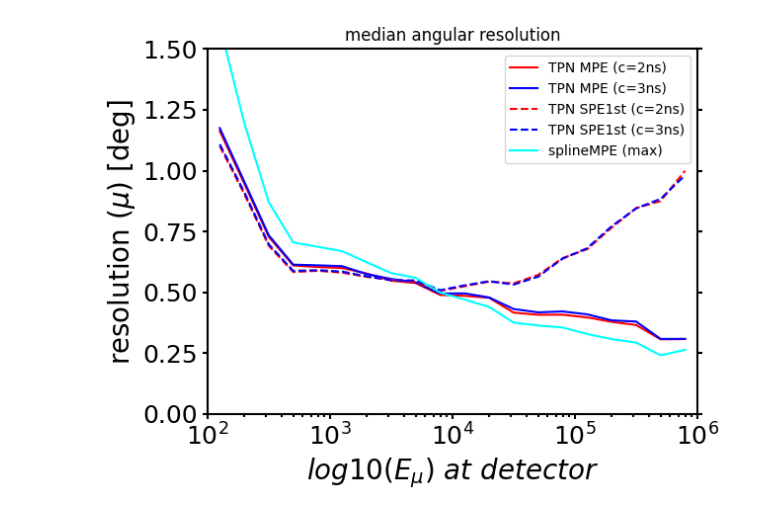
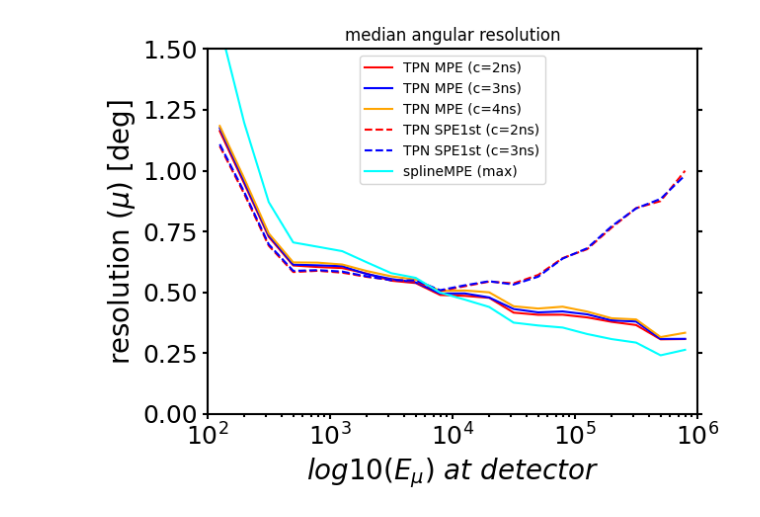
Before and after one commit to rishibbdb/TPN_DeV, a Jupyter notebook: dev/notebooks/resolution_summary.ipynb, the cells around one changed output. Saved outputs shown, nothing was run; the diff lists cells and outputs as text; code cells hidden in the pictures.

```diff
--- a/dev/notebooks/resolution_summary.ipynb
+++ b/dev/notebooks/resolution_summary.ipynb
@@ -15,6 +15,9 @@ MPE_sigma2 = np.concatenate([np.load(os.path.join(bp, 'reco_result_21217_tfrecor
 
 MPE_sigma3 = np.concatenate([np.load(os.path.join(bp, 'reco_result_21217_tfrecord_altrho_1st_pulse_MPE.npy')),
                              np.load(os.path.join(bp, 'reco_result_21220_tfrecord_altrho_1st_pulse_MPE.npy'))])
+
+MPE_sigma4 = np.concatenate([np.load(os.path.join(bp, 'reco_result_21217_tfrecord_altrho_1st_pulse_MPE_tsigma_4.0.npy')),
+                             np.load(os.path.join(bp, 'reco_result_21220_tfrecord_altrho_1st_pulse_MPE_tsigma_4.0.npy'))])
 # %%
 SPE_sigma2 = np.concatenate([np.load(os.path.join(bp, 'reco_result_21217_tfrecord_altrho_1st_pulse_tsigma_2.0.npy')),
                              np.load(os.path.join(bp, 'reco_result_21220_tfrecord_altrho_1st_pulse_tsigma_2.0.npy'))])
@@ -72,26 +75,28 @@ def get_resolution(results):
 # %%
 r1_MPE2, r2_smpe, xvals = get_resolution(MPE_sigma2)
 r1_MPE3, r2_smpe, xvals = get_resolution(MPE_sigma3)
+r1_MPE4, r2_smpe, xvals = get_resolution(MPE_sigma4)
 r1_SPE2, r2_smpe, xvals = get_resolution(SPE_sigma2)
 r1_SPE3, r2_smpe, xvals = get_resolution(SPE_sigma3)
 # %%
 fig, ax = plt.subplots()
 plot_args = {'xlabel':'$log10(E_{\\mu})\,\,at\,\,detector$',
                  'ylabel':'resolution ($\mu$) [deg]',
                  'xlim':[10**2.0, 10**6.0],
                  'ylim':[0.0, 1.5]}
 
 ax.plot(10**xvals, r1_MPE2[1], color='red', label='TPN MPE (c=2ns)')
 ax.plot(10**xvals, r1_MPE3[1], color='blue', label='TPN MPE (c=3ns)')
+ax.plot(10**xvals, r1_MPE4[1], color='orange', label='TPN MPE (c=4ns)')
 ax.plot(10**xvals, r1_SPE2[1], color='red', label='TPN SPE1st (c=2ns)', linestyle='dashed')
 ax.plot(10**xvals, r1_SPE3[1], color='blue', label='TPN SPE1st (c=3ns)', linestyle='dashed')
 ax.plot(10**xvals, r2_smpe[1], color='cyan', label='splineMPE (max)')
 adjust_plot_1d(fig, ax, plot_args=plot_args)
 plt.xscale('log')
 plt.title('median angular resolution')
 plt.show()
 # %% [output]
-[figure, old version]
+[figure, new version]
 # %%
 def get_hist(results, emin, emax):
     gcd, gcd_smpe, muon_energy = get_gcd(results)
```
Also changed, not shown: parts of 6 cells of this notebook, 1 other file.
